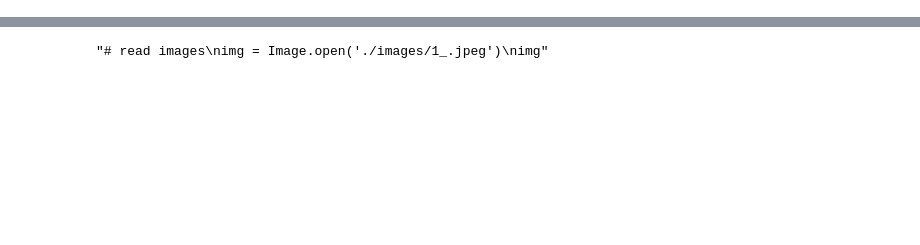
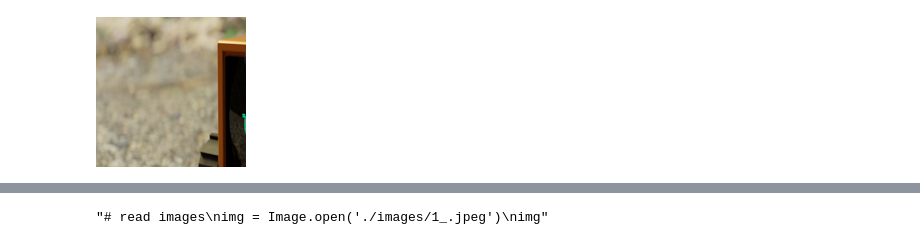
Before and after one commit to raniakbr/Artificial_intelligence_samsung_innovation_compus, a Jupyter notebook: projet/color_feature.ipynb, the cells around one changed output, grey strips where cells are left out. Saved outputs shown, nothing was run; the diff lists cells and outputs as text; code cells hidden in the pictures; blank space fills up the shorter version.

```diff
--- a/projet/color_feature.ipynb
+++ b/projet/color_feature.ipynb
@@ -33,0 +32,7 @@ def closest_colour(requested_colour):
+# %%
+img = Image.open('untitled.png')
+img.save('untitled.png',quality= 10)
+img = img.resize((300,300))
+img.crop((0,0,150,150))
+# %% [output]
+[figure, added]
```
Also changed, not shown: parts of 18 cells of this notebook.
